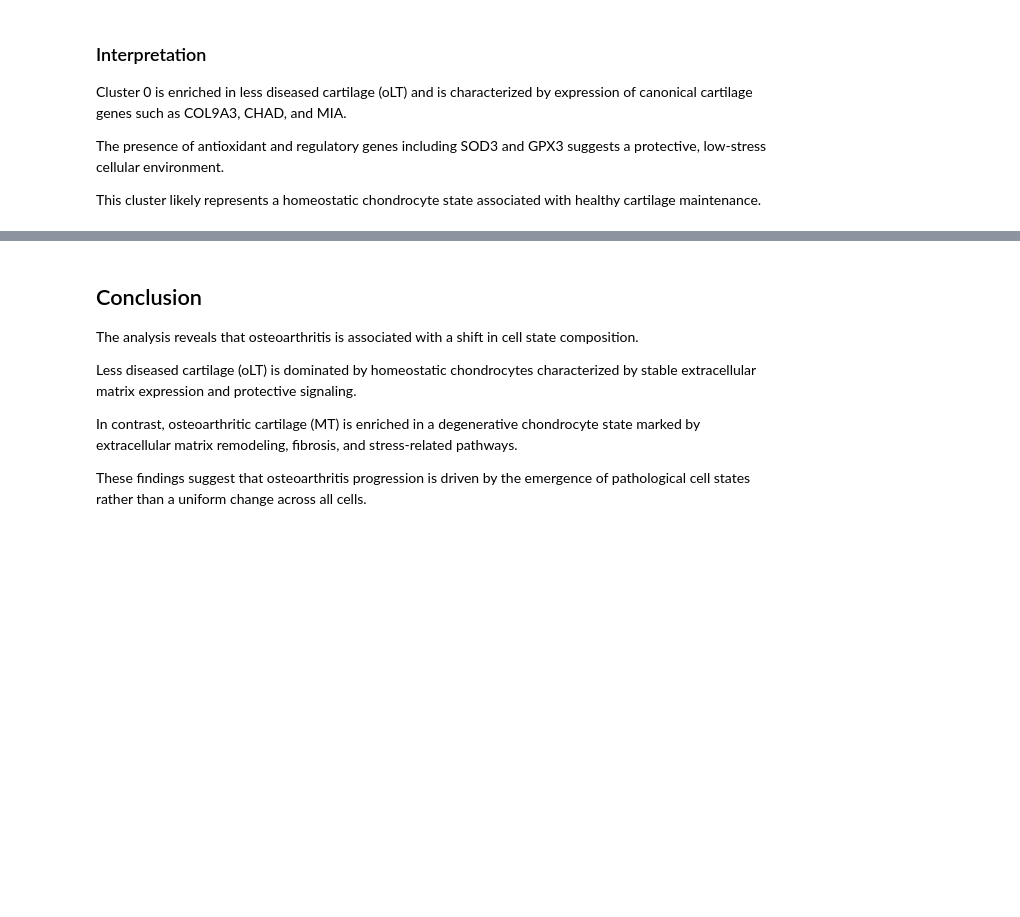
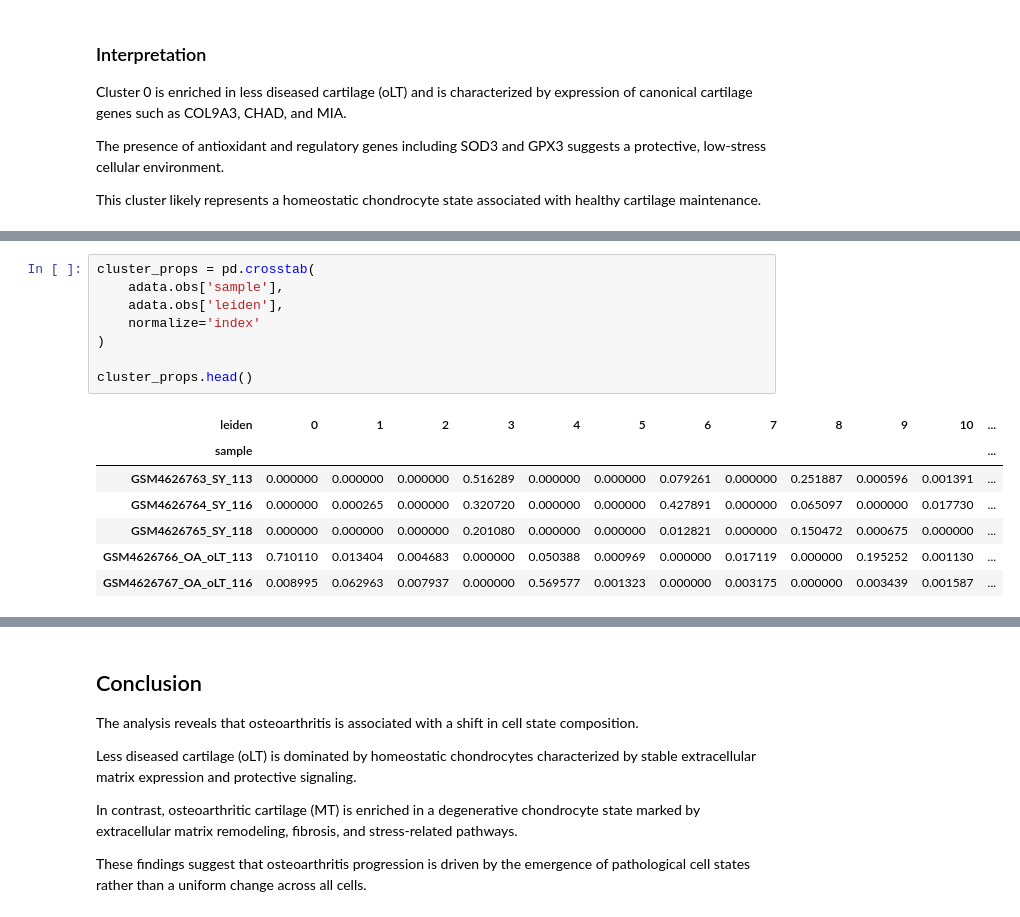
Before and after one commit to aw-kwok/oa-singlecell-methylation, a Jupyter notebook: notebooks/scRNA_analysis.ipynb, the cells around one changed output, grey strips where cells are left out. Cells and saved outputs as stored; diff of their text form; blank space fills up the shorter version.

```diff
--- a/notebooks/scRNA_analysis.ipynb
+++ b/notebooks/scRNA_analysis.ipynb
@@ -120,0 +130,16 @@ This cluster likely represents a homeostatic chondrocyte state associated with h
+# %%
+cluster_props = pd.crosstab(
+    adata.obs['sample'],
+    adata.obs['leiden'],
+    normalize='index'
+)
+
+cluster_props.head()
+# %% [output]
+| leiden | 0 | 1 | 2 | 3 | 4 | 5 | 6 | 7 | 8 | 9 | 10 | ... |
+| sample |  |  |  |  |  |  |  |  |  |  |  | ... |
+| GSM4626763_SY_113 | 0.000000 | 0.000000 | 0.000000 | 0.516289 | 0.000000 | 0.000000 | 0.079261 | 0.000000 | 0.251887 | 0.000596 | 0.001391 | ... |
+| GSM4626764_SY_116 | 0.000000 | 0.000265 | 0.000000 | 0.320720 | 0.000000 | 0.000000 | 0.427891 | 0.000000 | 0.065097 | 0.000000 | 0.017730 | ... |
+| GSM4626765_SY_118 | 0.000000 | 0.000000 | 0.000000 | 0.201080 | 0.000000 | 0.000000 | 0.012821 | 0.000000 | 0.150472 | 0.000675 | 0.000000 | ... |
+| GSM4626766_OA_oLT_113 | 0.710110 | 0.013404 | 0.004683 | 0.000000 | 0.050388 | 0.000969 | 0.000000 | 0.017119 | 0.000000 | 0.195252 | 0.001130 | ... |
+| GSM4626767_OA_oLT_116 | 0.008995 | 0.062963 | 0.007937 | 0.000000 | 0.569577 | 0.001323 | 0.000000 | 0.003175 | 0.000000 | 0.003439 | 0.001587 | ... |
```
Also changed, not shown: parts of 12 cells of this notebook.
